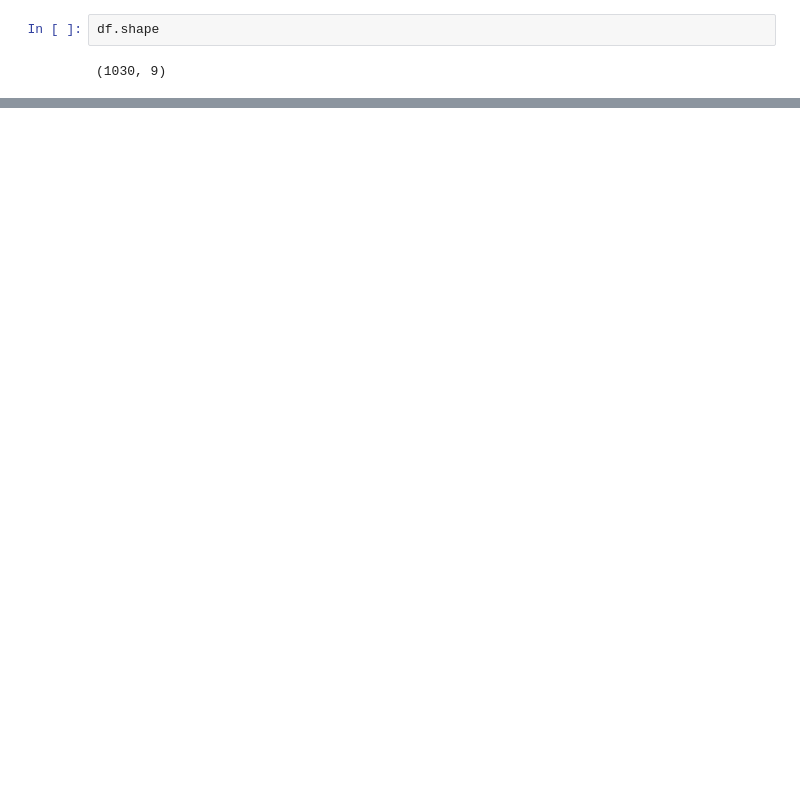
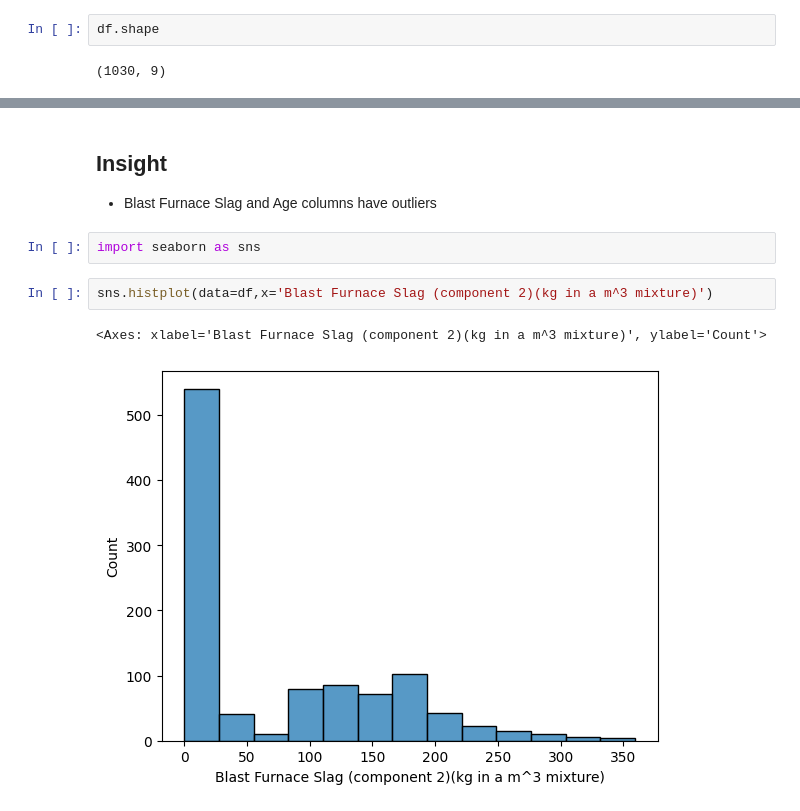
Before and after one commit to Shivam0000000/cement-strength-prediction, a Jupyter notebook: notebook/EDA.ipynb, the cells around one changed output, grey strips where cells are left out. Cells and saved outputs as stored; diff of their text form; blank space fills up the shorter version.

```diff
--- a/notebook/EDA.ipynb
+++ b/notebook/EDA.ipynb
@@ -21,0 +94,11 @@ df.shape
+# %% [markdown]
+## Insight
+
+- Blast Furnace Slag and Age columns have outliers
+# %%
+import seaborn as sns
+# %%
+sns.histplot(data=df,x='Blast Furnace Slag (component 2)(kg in a m^3 mixture)')
+# %% [output]
+<Axes: xlabel='Blast Furnace Slag (component 2)(kg in a m^3 mixture)', ylabel='Count'>
+[figure, added]
```
Also changed, not shown: parts of 11 cells of this notebook, 1 other file.
